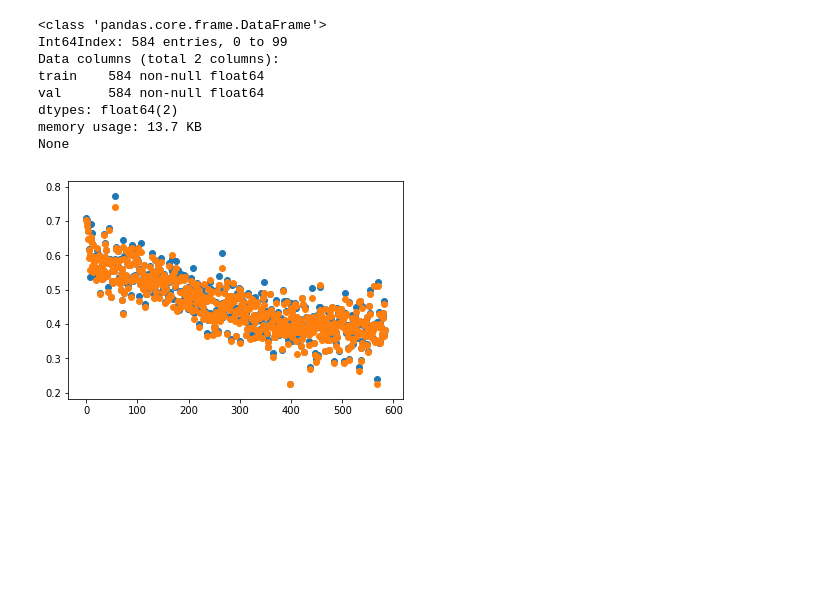
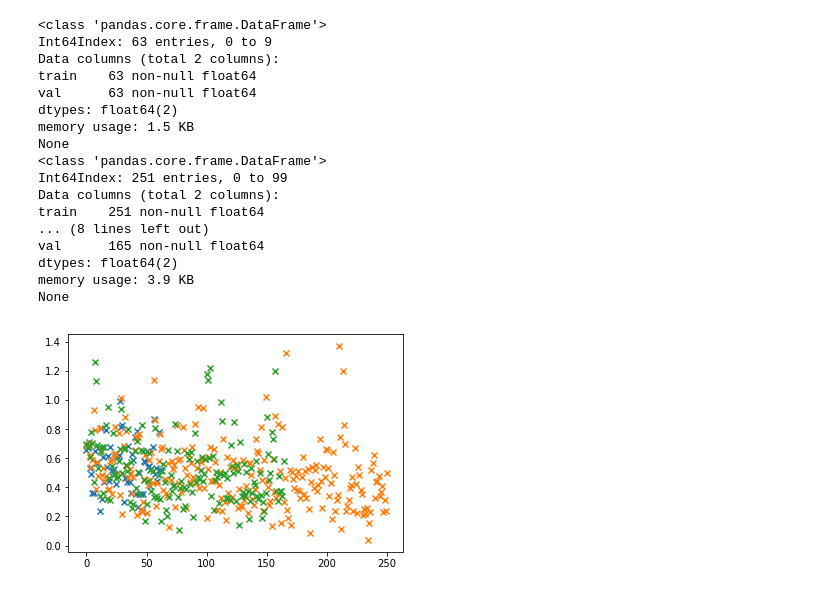
Before and after one commit to h4nyu/aplf, a Jupyter notebook: app/notebooks/tgs.ipynb, the cells around one changed output. Drawn from its saved outputs; the diff is of its cells as text; code cells hidden in the pictures; blank space fills up the shorter version.

```diff
--- a/app/notebooks/tgs.ipynb
+++ b/app/notebooks/tgs.ipynb
@@ -4,18 +4,28 @@ import pandas as pd
 import numpy as np
 import matplotlib.pyplot as plt
 # %%
-train_progress_df = pd.read_json('/store/kaggle/tgs/output/progress.json')
-print(train_progress_df.info())
-plt.scatter(x=train_progress_df.index, y=train_progress_df['train'])
-plt.scatter(x=train_progress_df.index, y=train_progress_df['val'])
+for i in range(3):
+    train_progress_df = pd.read_json(f'/store/kaggle/tgs/output/progress_{i}.json')
+    print(train_progress_df.info())
+#     plt.scatter(x=train_progress_df.index, y=train_progress_df['train'])
+    plt.scatter(x=train_progress_df.index, y=train_progress_df['val'], marker='x')
 plt.show()
 # %% [output]
 <class 'pandas.core.frame.DataFrame'>
-Int64Index: 584 entries, 0 to 99
+Int64Index: 63 entries, 0 to 9
 Data columns (total 2 columns):
-train    584 non-null float64
-val      584 non-null float64
+train    63 non-null float64
+val      63 non-null float64
 dtypes: float64(2)
-memory usage: 13.7 KB
+memory usage: 1.5 KB
 None
+<class 'pandas.core.frame.DataFrame'>
+Int64Index: 251 entries, 0 to 99
+Data columns (total 2 columns):
+train    251 non-null float64
+... (8 lines left out)
+val      165 non-null float64
+dtypes: float64(2)
+memory usage: 3.9 KB
+None
-[figure, old version]
+[figure, new version]
```
Also changed, not shown: parts of 2 cells of this notebook, 6 other files.
